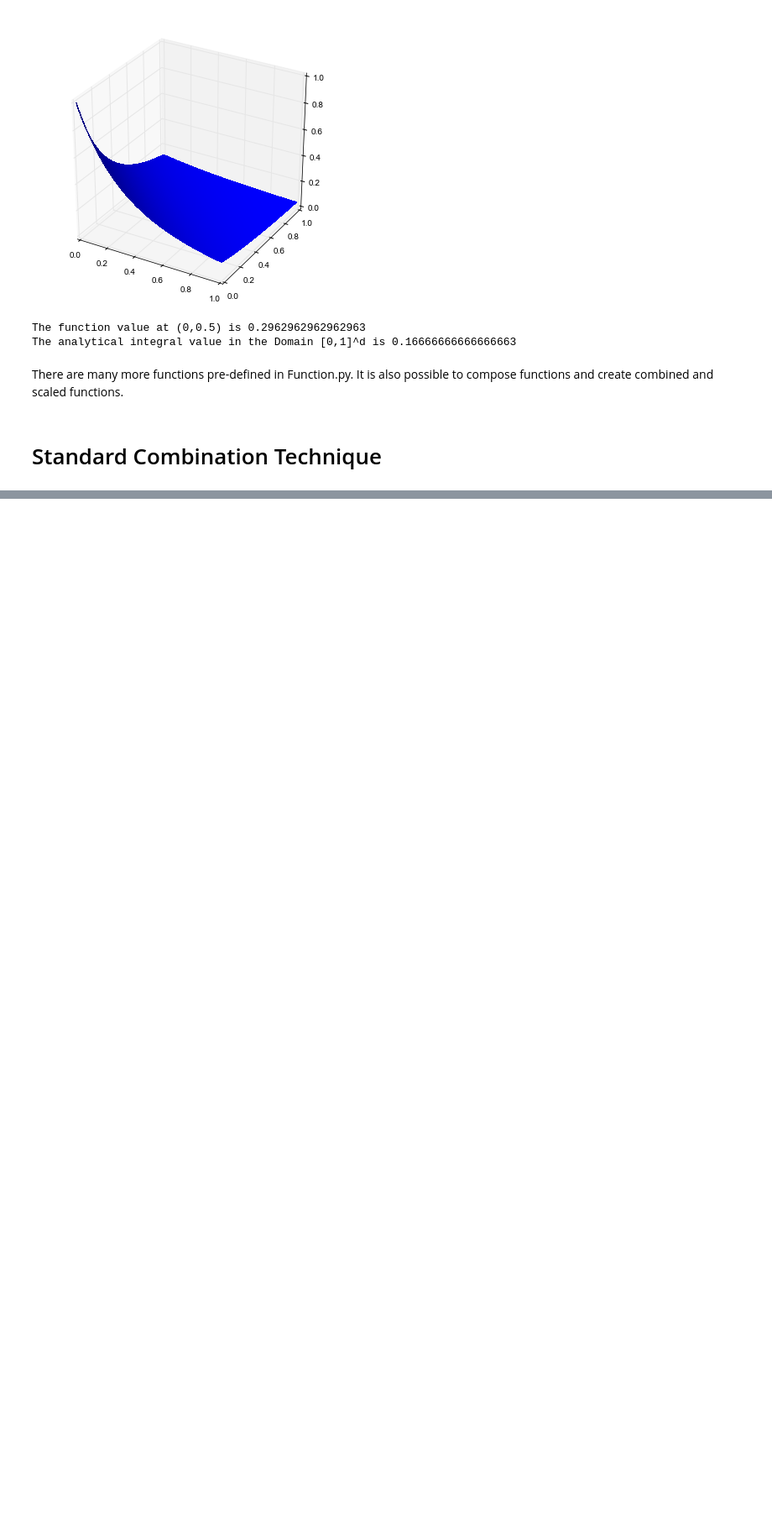
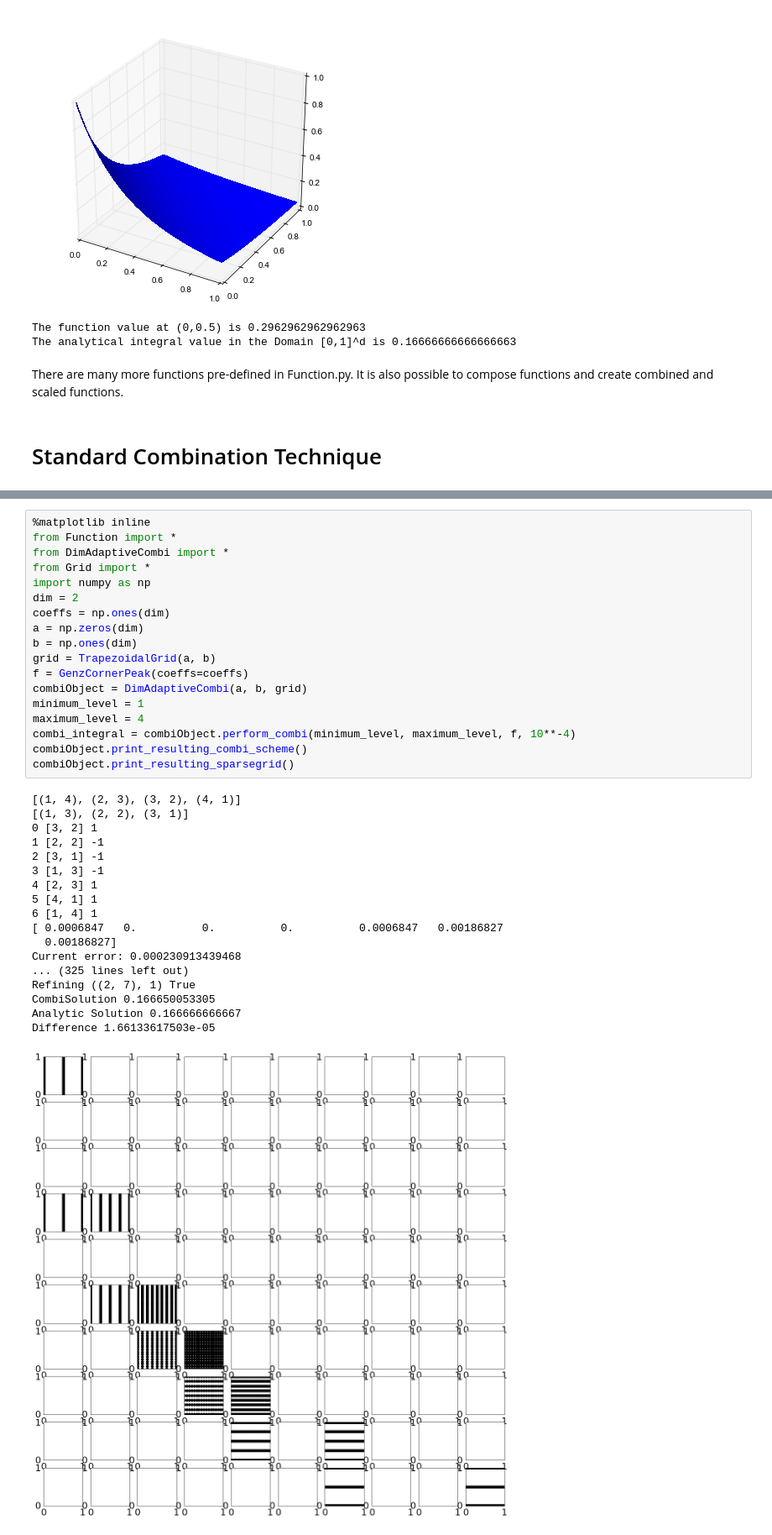
Before and after one commit to obersteiner/sparseSpACE, a Jupyter notebook: Tutorial.ipynb, the cells around one changed output, grey strips where cells are left out. Shown: that part at 84% size. Cells and saved outputs as stored; diff of their text form; blank space fills up the shorter version.

```diff
--- a/Tutorial.ipynb
+++ b/Tutorial.ipynb
@@ -68,0 +76,37 @@ The output shows for the combination Scheme that is used which defines the level
+# %%
+%matplotlib inline
+from Function import *
+from DimAdaptiveCombi import *
+from Grid import *
+import numpy as np
+dim = 2
+coeffs = np.ones(dim)
+a = np.zeros(dim)
+b = np.ones(dim)
+grid = TrapezoidalGrid(a, b)
+f = GenzCornerPeak(coeffs=coeffs)
+combiObject = DimAdaptiveCombi(a, b, grid)
+minimum_level = 1
+maximum_level = 4
+combi_integral = combiObject.perform_combi(minimum_level, maximum_level, f, 10**-4)
+combiObject.print_resulting_combi_scheme()
+combiObject.print_resulting_sparsegrid()
+# %% [output]
+[(1, 4), (2, 3), (3, 2), (4, 1)]
+[(1, 3), (2, 2), (3, 1)]
+0 [3, 2] 1
+1 [2, 2] -1
+2 [3, 1] -1
+3 [1, 3] -1
+4 [2, 3] 1
+5 [4, 1] 1
+6 [1, 4] 1
+[ 0.0006847   0.          0.          0.          0.0006847   0.00186827
+  0.00186827]
+Current error: 0.000230913439468
+... (325 lines left out)
+Refining ((2, 7), 1) True
+CombiSolution 0.166650053305
+Analytic Solution 0.166666666667
+Difference 1.66133617503e-05
+[figure, added]
```
Also changed, not shown: parts of 6 cells of this notebook.
